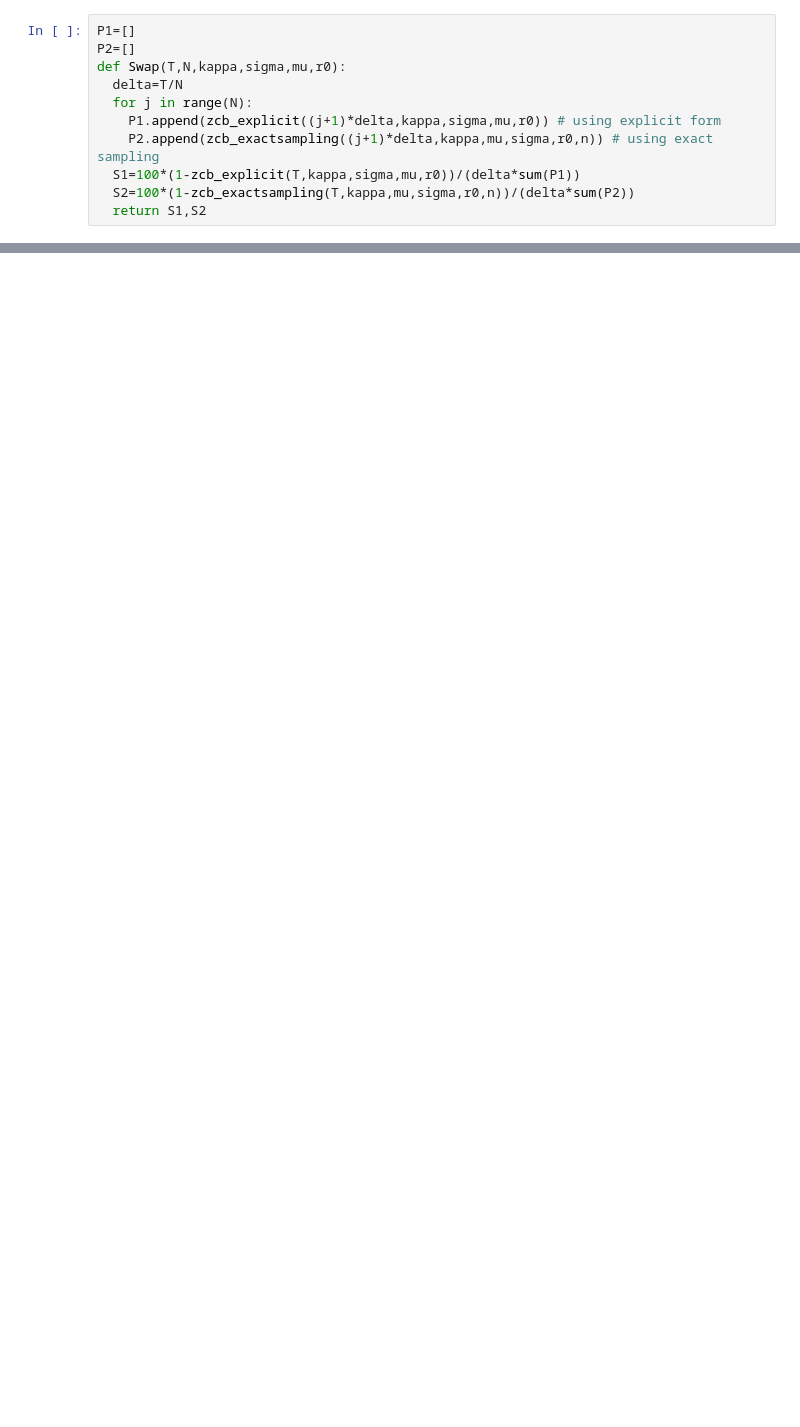
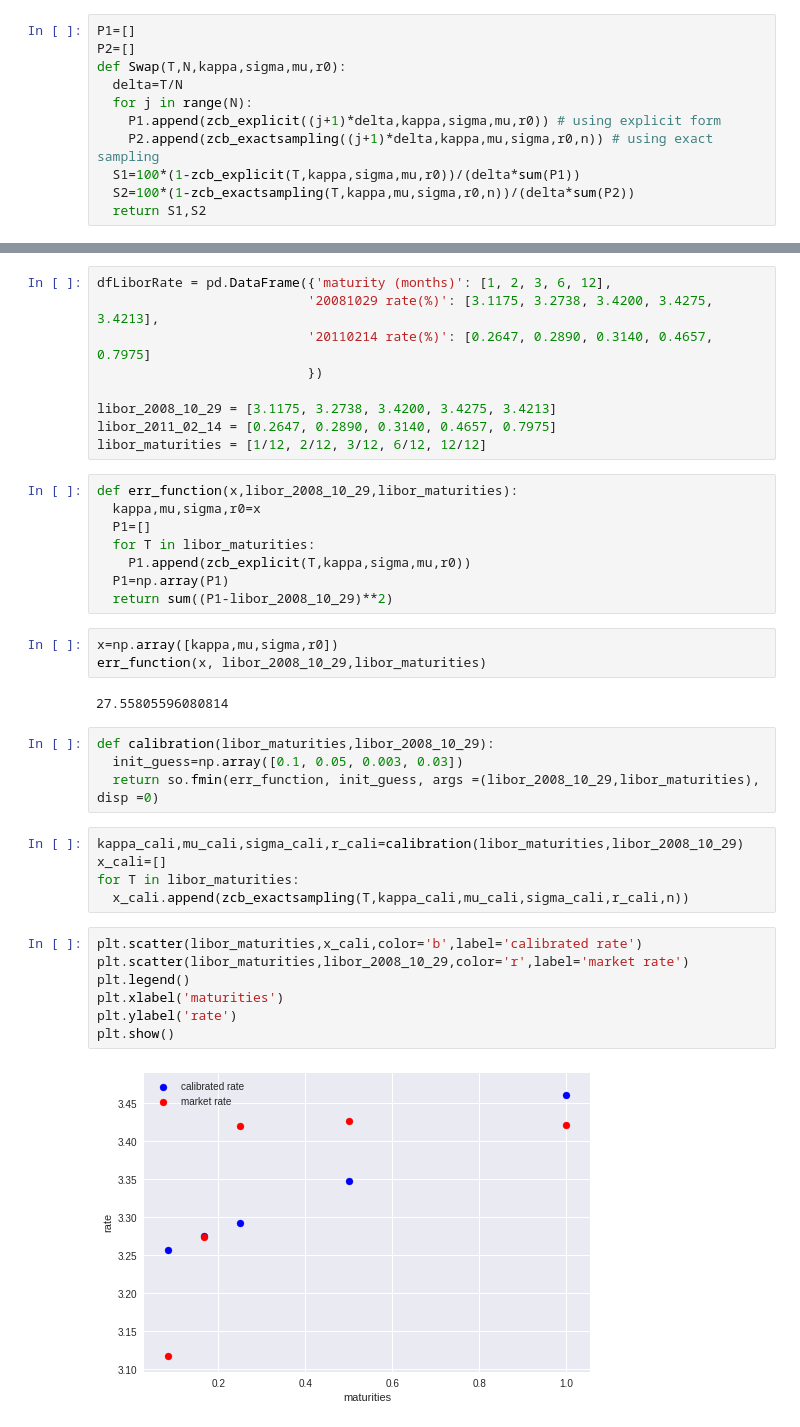
Before and after one commit to 19ma573ZiyueNie/19ma573ZiyueNie, a Jupyter notebook: src/hw7_3.ipynb, the cells around one changed output, grey strips where cells are left out. Saved outputs shown, nothing was run; the diff lists cells and outputs as text; blank space fills up the shorter version.

```diff
--- a/src/hw7_3.ipynb
+++ b/src/hw7_3.ipynb
@@ -93,0 +94,40 @@ print('10 term swap rates with term length 1/2 year using exact sampling is '+ s
+# %%
+dfLiborRate = pd.DataFrame({'maturity (months)': [1, 2, 3, 6, 12],
+                           '20081029 rate(%)': [3.1175, 3.2738, 3.4200, 3.4275, 3.4213],
+                           '20110214 rate(%)': [0.2647, 0.2890, 0.3140, 0.4657, 0.7975]
+                           })
+
+libor_2008_10_29 = [3.1175, 3.2738, 3.4200, 3.4275, 3.4213]
+libor_2011_02_14 = [0.2647, 0.2890, 0.3140, 0.4657, 0.7975]
+libor_maturities = [1/12, 2/12, 3/12, 6/12, 12/12]
+# %%
+def err_function(x,libor_2008_10_29,libor_maturities):
+  kappa,mu,sigma,r0=x
+  P1=[]
+  for T in libor_maturities:
+    P1.append(zcb_explicit(T,kappa,sigma,mu,r0))
+  P1=np.array(P1)
+  return sum((P1-libor_2008_10_29)**2)
+# %%
+x=np.array([kappa,mu,sigma,r0])
+err_function(x, libor_2008_10_29,libor_maturities)
+# %% [output]
+27.55805596080814
+# %%
+def calibration(libor_maturities,libor_2008_10_29):
+  init_guess=np.array([0.1, 0.05, 0.003, 0.03])
+  return so.fmin(err_function, init_guess, args =(libor_2008_10_29,libor_maturities), disp =0)
+# %%
+kappa_cali,mu_cali,sigma_cali,r_cali=calibration(libor_maturities,libor_2008_10_29)
+x_cali=[]
+for T in libor_maturities:
+  x_cali.append(zcb_exactsampling(T,kappa_cali,mu_cali,sigma_cali,r_cali,n))
+# %%
+plt.scatter(libor_maturities,x_cali,color='b',label='calibrated rate')
+plt.scatter(libor_maturities,libor_2008_10_29,color='r',label='market rate')
+plt.legend()
+plt.xlabel('maturities')
+plt.ylabel('rate')
+plt.show()
+# %% [output]
+[figure, added]
```
Also changed, not shown: parts of 16 cells of this notebook.
